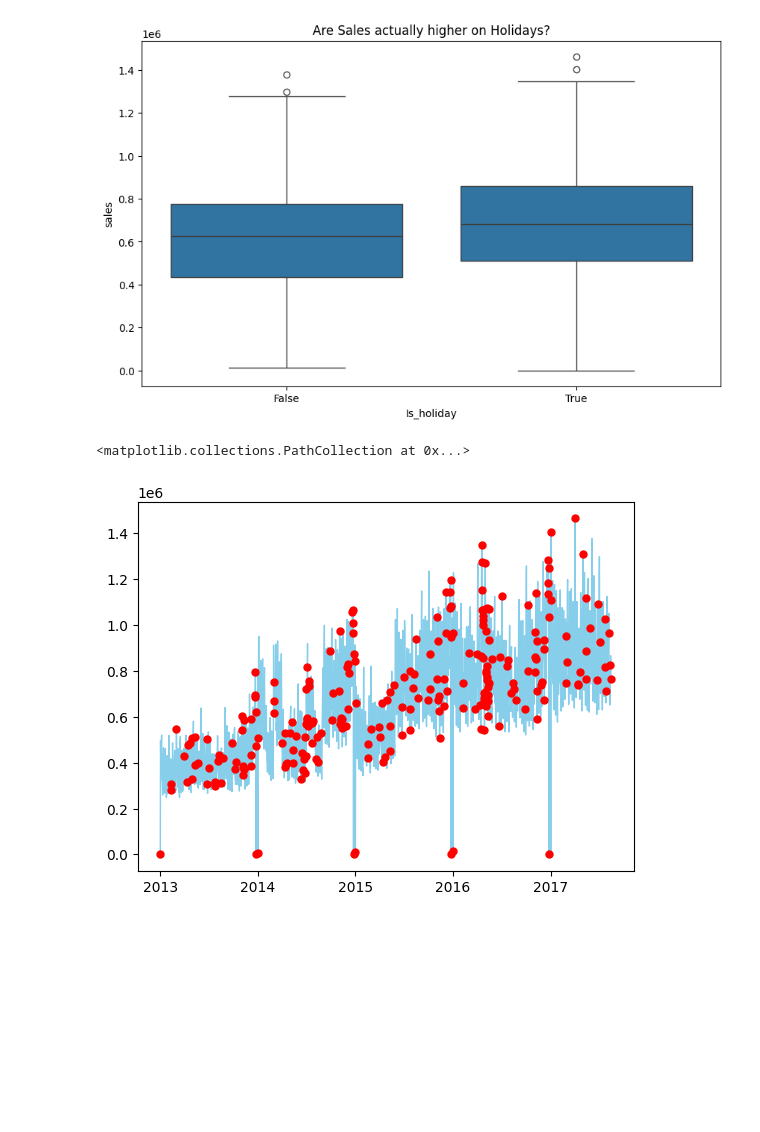
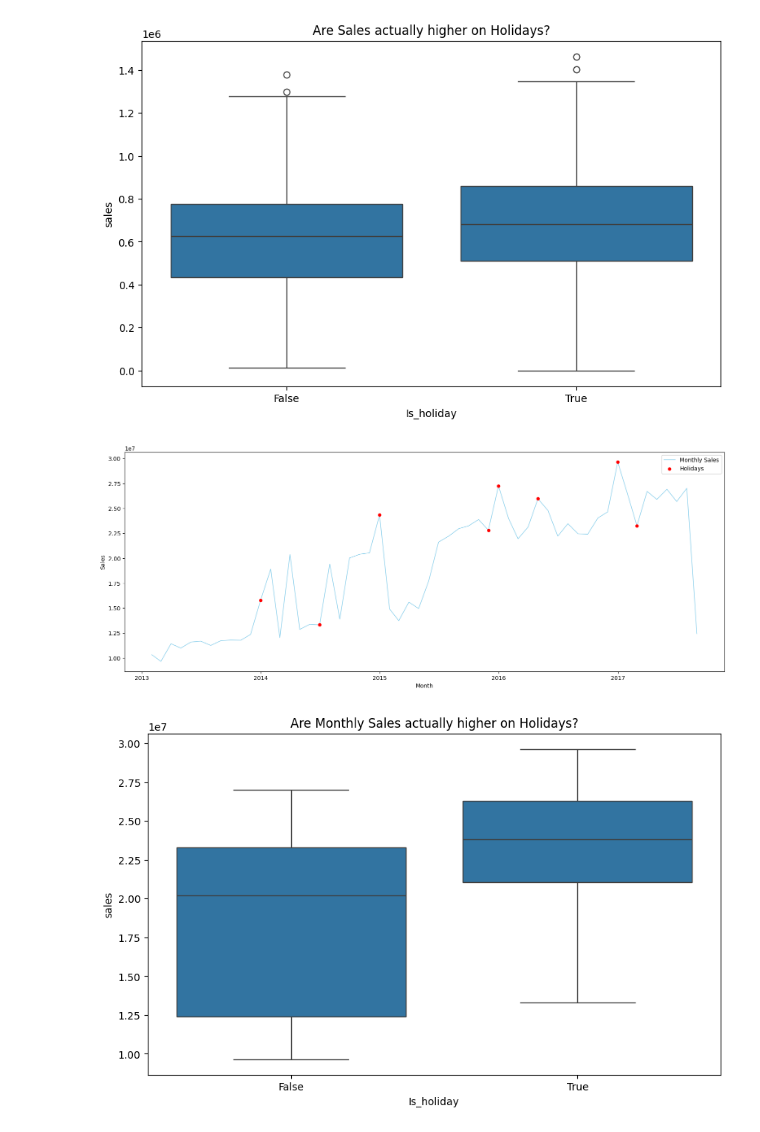
Before and after one commit to Sharddha-Sharddha/IITMLAssignments, a Jupyter notebook: store_sales_timeseries.ipynb, the cells around one changed output. Saved outputs shown, nothing was run; the diff lists cells and outputs as text; code cells hidden in the pictures; blank space fills up the shorter version.

Commit message:
store_sales_timeseries

```diff
--- a/store_sales_timeseries.ipynb
+++ b/store_sales_timeseries.ipynb
@@ -349,5 +349,5 @@ df_train.head()
 To study monthly sales, we need to group the rows of df by month and sum up the values in each group. We will use the Grouper function in conjunction with the groupby operation for grouping. Grouper is a function in the pandas library that allow us to group time series data based on a specific frequency (freq) which in our case is monthly (M).
 # %%
 per_day_sales = df_train.groupby(pd.Grouper(key='date', freq = 'D'))['sales'].sum()
-Monthly_sales = df_train.groupby(pd.Grouper(key='date', freq = 'M'))['sales'].sum()
-Yearly_sales = df_train.groupby(pd.Grouper( key= 'date', freq = 'Y'))['sales'].sum()
+per_Monthly_sales = df_train.groupby(pd.Grouper(key='date', freq = 'M'))['sales'].sum()
+per_Yearly_sales = df_train.groupby(pd.Grouper( key= 'date', freq = 'Y'))['sales'].sum()
@@ -405,0 +354,12 @@ daily_sales
+# %%
+daily_sales = per_day_sales.reset_index()
+daily_sales['Is_holiday']= daily_sales['date'].isin(real_holidays['date'])
+holiday_filter_day = daily_sales[daily_sales['Is_holiday'] == True]
+
+Monthly_sales = per_Monthly_sales.reset_index()
+Monthly_sales['Is_holiday'] = Monthly_sales['date'].isin(real_holidays['date'])
+Holiday_filter_month = Monthly_sales[Monthly_sales['Is_holiday']==True]
+
+yearly_sales = per_Yearly_sales.reset_index()
+yearly_sales['Is_holiday']= yearly_sales['date'].isin(real_holidays['date'])
+Holiday_filter_year = yearly_sales[yearly_sales['Is_holiday']==True]
@@ -416,6 +381,18 @@ holiday_filter = daily_sales[daily_sales['Is_holiday'] == True]
 # %%
-plt.plot(per_day_sales.index, per_day_sales.values, label='Daily Sales', color='skyblue', linewidth=1)
-plt.scatter(holiday_filter['date'], holiday_filter['sales'], color='red', s=25, label='Holiday Points', zorder=5)
+plt.figure(figsize= (19,7))
+plt.plot(Monthly_sales['date'], Monthly_sales['sales'], label='Monthly Sales', color='skyblue', linewidth=1)
+plt.scatter(Holiday_filter_month['date'], Holiday_filter_month['sales'], color='red', s=25, label='Holidays', zorder=5)
+plt.xlabel('Month')
+plt.ylabel('Sales')
+plt.legend()
+plt.show()
 # %% [output]
-<matplotlib.collections.PathCollection at 0x...>
-[figure, old version]
+[figure, new version]
+# %%
+# Compare average sales: Holiday vs. Normal Day
+plt.figure(figsize=(10, 6))
+sns.boxplot(data=Monthly_sales, x='Is_holiday', y='sales')
+plt.title('Are Monthly Sales actually higher on Holidays?')
+plt.show()
+# %% [output]
+[figure, added]
```
Also changed, not shown: parts of 7 cells of this notebook.
